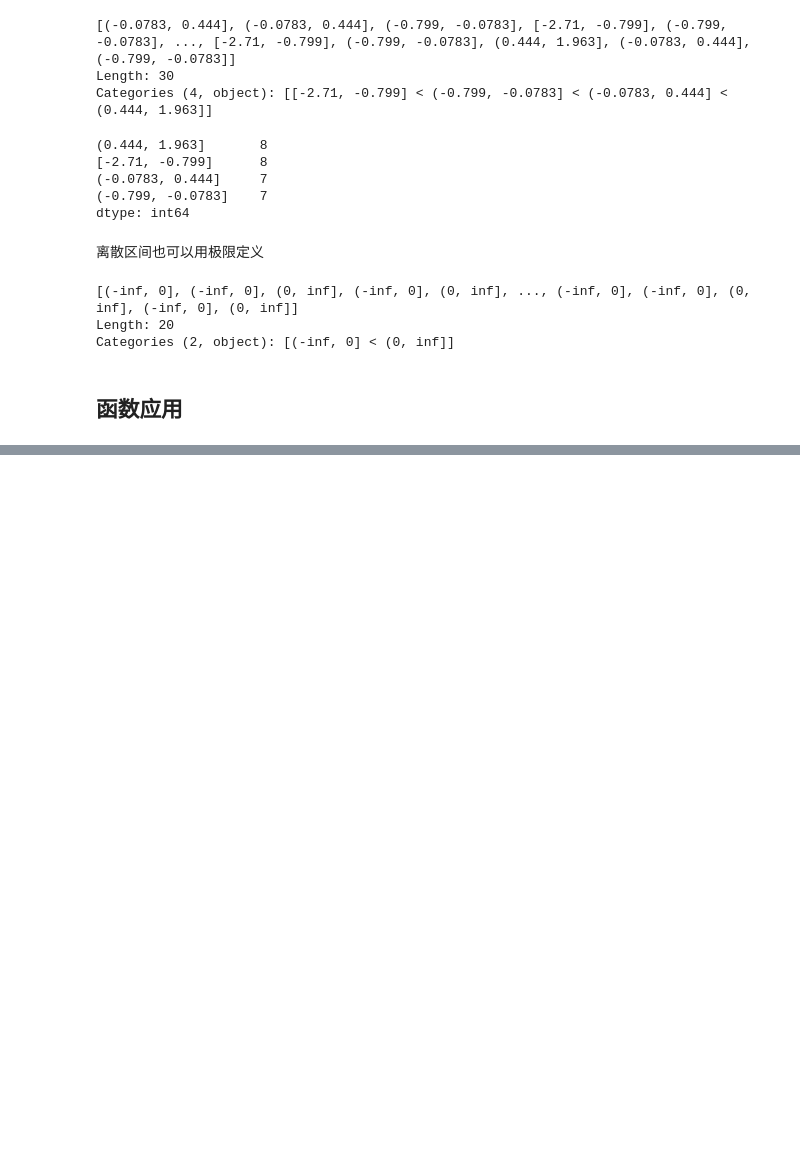
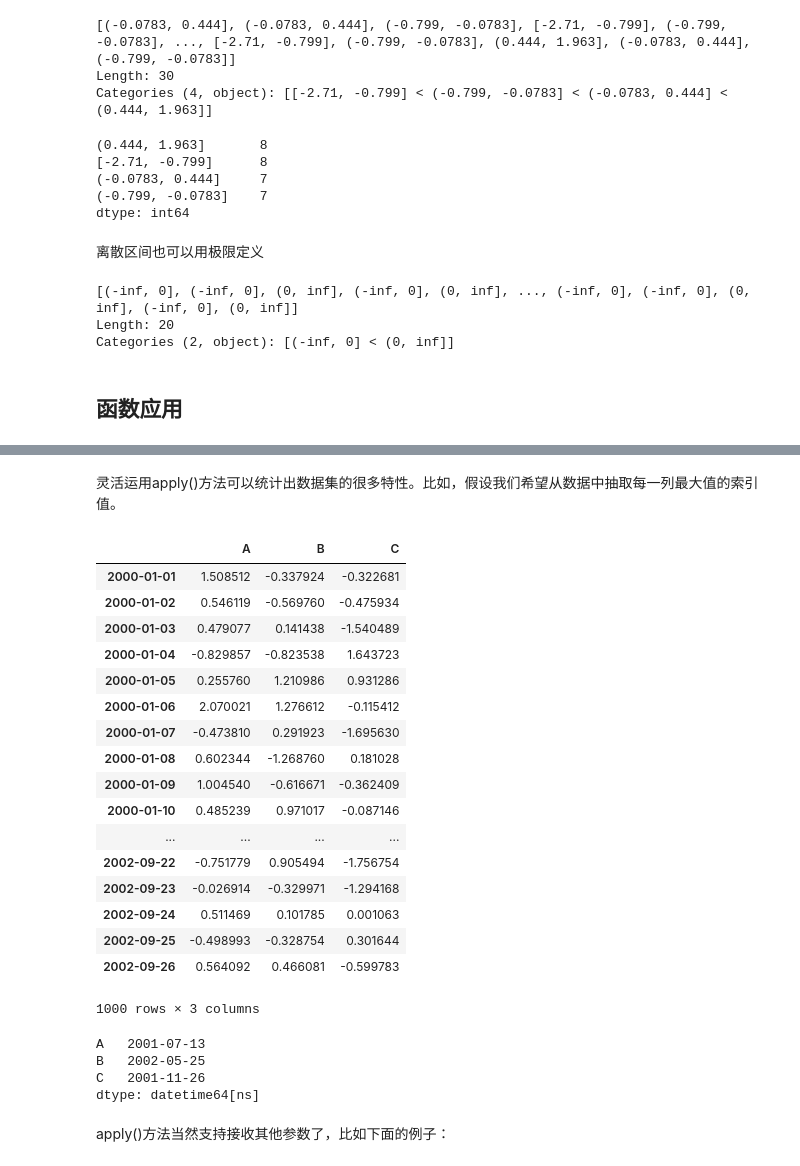
Before and after one commit to slofast/pandas-doc-zh, a Jupyter notebook: 数据结构的内置方法-Essential Basic Functionality.ipynb, the cells around one changed output, grey strips where cells are left out. Drawn from its saved outputs; the diff is of its cells as text; code cells hidden in the pictures; blank space fills up the shorter version.

```diff
--- a/数据结构的内置方法-Essential Basic Functionality.ipynb
+++ b/数据结构的内置方法-Essential Basic Functionality.ipynb
@@ -947,0 +1027,34 @@ Categories (2, object): [(-inf, 0] < (0, inf]]
+# %% [markdown]
+灵活运用apply()方法可以统计出数据集的很多特性。比如，假设我们希望从数据中抽取每一列最大值的索引值。
+# %%
+tsdf = pd.DataFrame(np.random.randn(1000, 3), columns=['A', 'B', 'C'],
+                   index=pd.date_range('1/1/2000', periods=1000))
+tsdf
+# %% [output]
+|  | A | B | C |
+| 2000-01-01 | 1.508512 | -0.337924 | -0.322681 |
+| 2000-01-02 | 0.546119 | -0.569760 | -0.475934 |
+| 2000-01-03 | 0.479077 | 0.141438 | -1.540489 |
+| 2000-01-04 | -0.829857 | -0.823538 | 1.643723 |
+| 2000-01-05 | 0.255760 | 1.210986 | 0.931286 |
+| 2000-01-06 | 2.070021 | 1.276612 | -0.115412 |
+| 2000-01-07 | -0.473810 | 0.291923 | -1.695630 |
+| 2000-01-08 | 0.602344 | -1.268760 | 0.181028 |
+| 2000-01-09 | 1.004540 | -0.616671 | -0.362409 |
+| 2000-01-10 | 0.485239 | 0.971017 | -0.087146 |
+| ... | ... | ... | ... |
+| 2002-09-22 | -0.751779 | 0.905494 | -1.756754 |
+| 2002-09-23 | -0.026914 | -0.329971 | -1.294168 |
+| 2002-09-24 | 0.511469 | 0.101785 | 0.001063 |
+| 2002-09-25 | -0.498993 | -0.328754 | 0.301644 |
+| 2002-09-26 | 0.564092 | 0.466081 | -0.599783 |
+1000 rows × 3 columns
+# %%
+tsdf.apply(lambda x:x.idxmax())
+# %% [output]
+A   2001-07-13
+B   2002-05-25
+C   2001-11-26
+dtype: datetime64[ns]
+# %% [markdown]
+apply()方法当然支持接收其他参数了，比如下面的例子：
```
Also changed, not shown: parts of 53 cells of this notebook.
